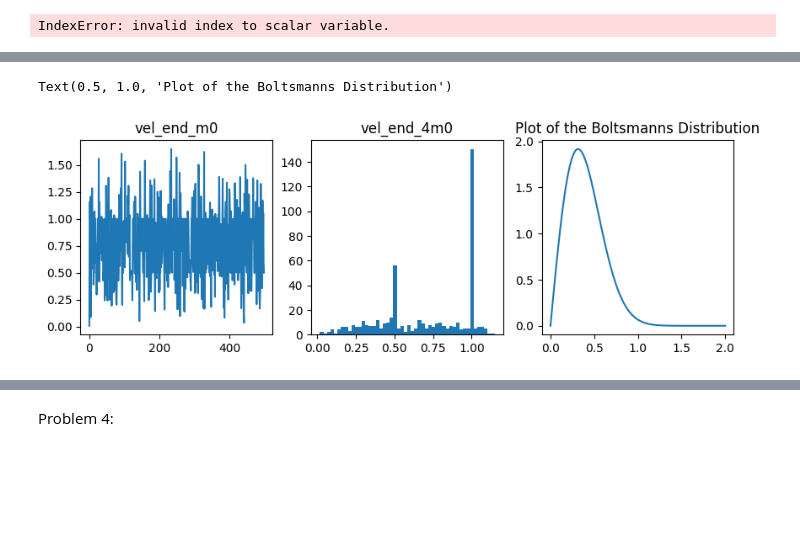
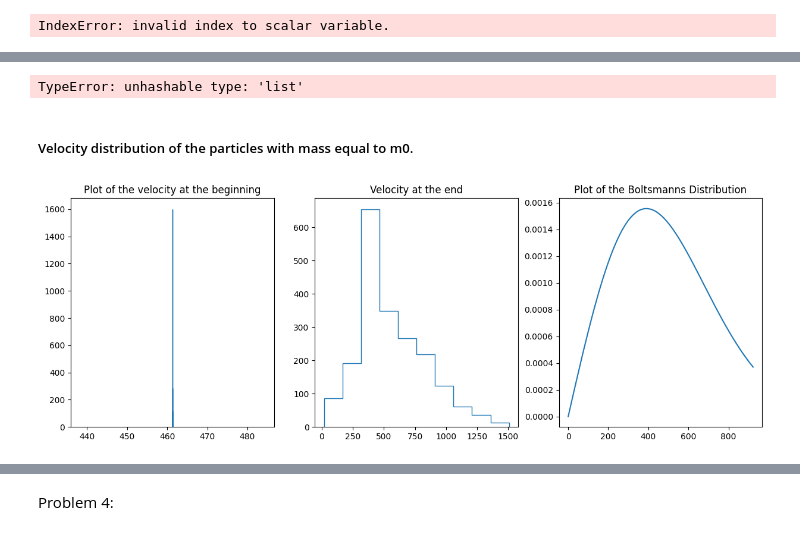
Before and after one commit to malanmyri/Event-Driven-Motion, a Jupyter notebook: Assignment 1.ipynb, the cells around one changed output, grey strips where cells are left out. Drawn from its saved outputs; the diff is of its cells as text; code cells hidden in the pictures; blank space fills up the shorter version.

```diff
--- a/Assignment 1.ipynb
+++ b/Assignment 1.ipynb
@@ -137,10 +221,0 @@ for p in system_1.particles:
-# %%
-T = 1
-m = 1
-v = np.linspace(0,mean_velocity*2,100)
-k = 0.1
-
-def boltsmann(m,v,k,T):
-    return m*v/k / T * np.exp(- m* v**2 / 2 / k / T)
-
-vel_boltsmann = boltsmann(m,v,k,T)
@@ -176,28 +233,22 @@ In the three histograms below we see the initial speed distribution, the speed d
 # %%
-num_particles =1000
-elasticity= 0.5
-x_boundaries = 1
-y_boundaries = 1
-mean_velocity = 1 #m/s
-mu = 1
-mass=[1, 4]
-radius=[.001]
-tc = 0
+# Initial Conditions
+num_particles =4000
+n = num_particles/mol
 
-system_2 = system(num_particles, elasticity,x_boundaries, y_boundaries,mean_velocity,mass,radius, tc)
+def van(V):  return (P + a * n**2 / V**2)*( V-n*b) - n*R*T
+
+sol = optimize.root(van, 10**(-10), method='krylov')
+x_b = y_b =  sol.x**(1/3)  #Box boundaries given in meters
+mass = [m_02, 4*m_02]
+radius = [r_02]
+
+system_2 = system(num_particles, elasticity,x_b, y_b,mean_velocity,mass,radius, tc)
 system_2.uniform_particles()
-
-for p in system_2.particles: system_2.find_collisions_particle(p)
+system_2.find_collisions()
+# %% [output]
+TypeError: unhashable type: 'list'
 # %%
-vel_start_m0 = np.zeros(int(system_2.num_particles/2))
-for i in range(int(system_2.num_particles/2)):
-    p = system_2.particles[i]
-    vel_start_m0[i] = np.sqrt(p.velocity.vx**2 + p.velocity.vy**2)
-
-vel_start_4m0 = np.zeros(int(system_2.num_particles/2))
-for i in range(int(system_2.num_particles/2)):
-    p = system_2.particles[int(system_2.num_particles/2) + i-1]
-    vel_start_4m0[i] = np.sqrt(p.velocity.vx**2 + p.velocity.vy**2)
+vel_start_2 = system_2.return_velocities()
+times = 4000
+system_2.update(times)
+vel_end_2 = system_2.return_velocities()
-# %%
-times = 1000
-for time in range(times): system_2.update()
@@ -214,13 +255,13 @@ for i in range(int(system_2.num_particles/2)):
 # %%
-f,(ax1, ax2, ax3) = plt.subplots(1,3, figsize = (10,3))
-ax1.plot(vel_end_m0)
-ax1.set_title("vel_end_m0")
+vel_start_m0 = vel_start_2[:int(system_2.num_particles/2)]
+vel_start_4m0 = vel_start_2[int(system_2.num_particles/2):]
 
-ax2.hist(vel_end_4m0, bins = 50)
-ax2.set_title("vel_end_4m0")
-
-ax3.plot(v,vel_boltsmann)
-ax3.set_title("Plot of the Boltsmanns Distribution")
+vel_end_m0 = vel_end_2[:int(system_2.num_particles/2)]
+vel_end_4m0 = vel_end_2[int(system_2.num_particles/2):]
-# %% [output]
-Text(0.5, 1.0, 'Plot of the Boltsmanns Distribution')
-[figure, removed]
+# %% [markdown]
+##### Velocity distribution of the particles with mass equal to m0.
+# %%
+figure_2m0 = Boltzmann_comparison(vel_start_m0, vel_end_m0, np.linspace(0,mean_velocity*2,100) )
+plt.show()
+# %% [output]
+[figure, added]
```
Also changed, not shown: parts of 31 cells of this notebook, 4 other files.
